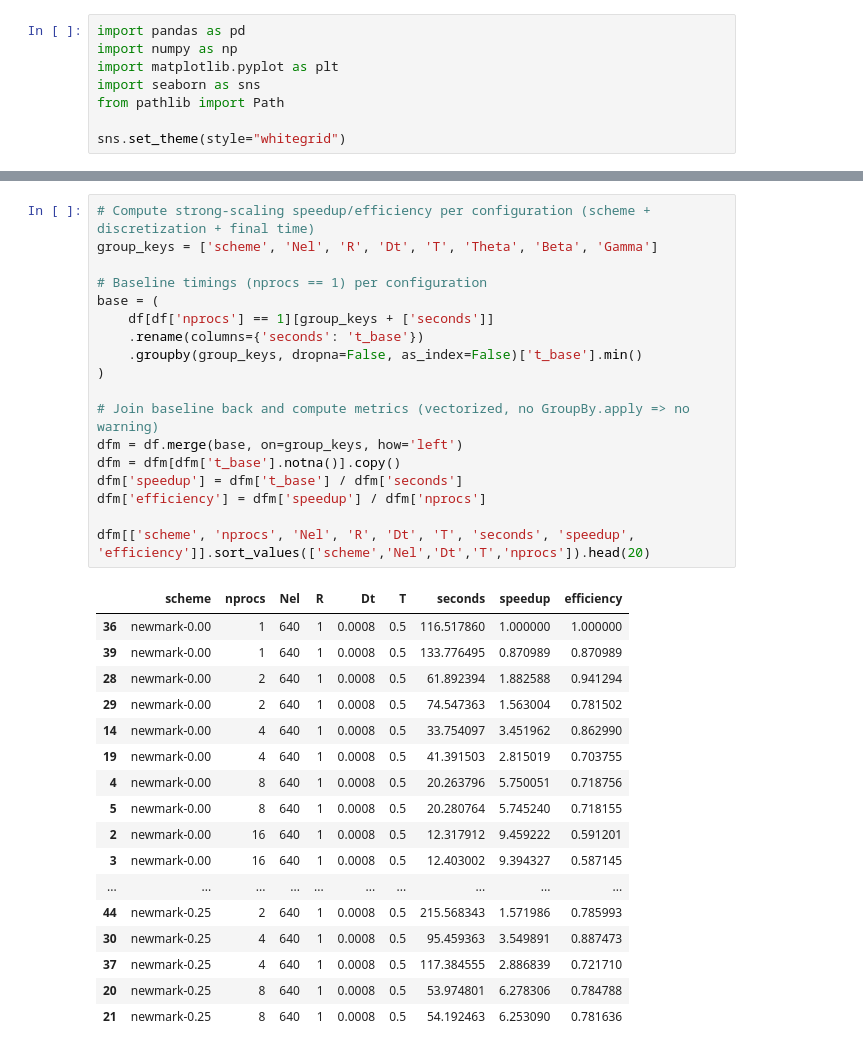
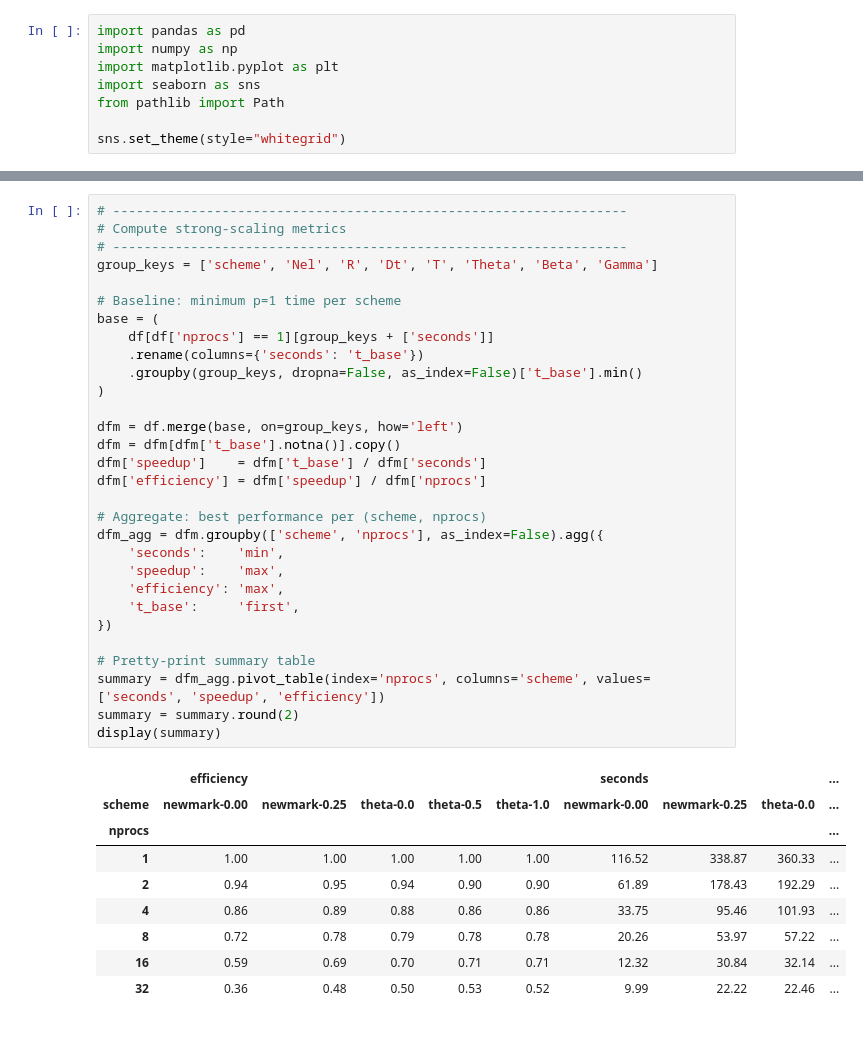
Before and after one commit to AlessandroGhiotto/nmpde-wave-equation, a Jupyter notebook: analysis/scalability-analisys.ipynb, the cells around one changed output, grey strips where cells are left out. Cells and saved outputs as stored; diff of their text form.

```diff
--- a/analysis/scalability-analisys.ipynb
+++ b/analysis/scalability-analisys.ipynb
@@ -49,36 +142,40 @@ df.head()
 # %%
-# Compute strong-scaling speedup/efficiency per configuration (scheme + discretization + final time)
+# ------------------------------------------------------------------
+# Compute strong-scaling metrics
+# ------------------------------------------------------------------
 group_keys = ['scheme', 'Nel', 'R', 'Dt', 'T', 'Theta', 'Beta', 'Gamma']
 
-# Baseline timings (nprocs == 1) per configuration
+# Baseline: minimum p=1 time per scheme
 base = (
     df[df['nprocs'] == 1][group_keys + ['seconds']]
     .rename(columns={'seconds': 't_base'})
     .groupby(group_keys, dropna=False, as_index=False)['t_base'].min()
 )
 
-# Join baseline back and compute metrics (vectorized, no GroupBy.apply => no warning)
 dfm = df.merge(base, on=group_keys, how='left')
 dfm = dfm[dfm['t_base'].notna()].copy()
-dfm['speedup'] = dfm['t_base'] / dfm['seconds']
+dfm['speedup']    = dfm['t_base'] / dfm['seconds']
 dfm['efficiency'] = dfm['speedup'] / dfm['nprocs']
 
-dfm[['scheme', 'nprocs', 'Nel', 'R', 'Dt', 'T', 'seconds', 'speedup', 'efficiency']].sort_values(['scheme','Nel','Dt','T','nprocs']).head(20)
+# Aggregate: best performance per (scheme, nprocs)
+dfm_agg = dfm.groupby(['scheme', 'nprocs'], as_index=False).agg({
+    'seconds':    'min',
+    'speedup':    'max',
+    'efficiency': 'max',
+    't_base':     'first',
+})
+
+# Pretty-print summary table
+summary = dfm_agg.pivot_table(index='nprocs', columns='scheme', values=['seconds', 'speedup', 'efficiency'])
+summary = summary.round(2)
+display(summary)
 # %% [output]
-|  | scheme | nprocs | Nel | R | Dt | T | seconds | speedup | efficiency |
-| 36 | newmark-0.00 | 1 | 640 | 1 | 0.0008 | 0.5 | 116.517860 | 1.000000 | 1.000000 |
-| 39 | newmark-0.00 | 1 | 640 | 1 | 0.0008 | 0.5 | 133.776495 | 0.870989 | 0.870989 |
-| 28 | newmark-0.00 | 2 | 640 | 1 | 0.0008 | 0.5 | 61.892394 | 1.882588 | 0.941294 |
-| 29 | newmark-0.00 | 2 | 640 | 1 | 0.0008 | 0.5 | 74.547363 | 1.563004 | 0.781502 |
-| 14 | newmark-0.00 | 4 | 640 | 1 | 0.0008 | 0.5 | 33.754097 | 3.451962 | 0.862990 |
-| 19 | newmark-0.00 | 4 | 640 | 1 | 0.0008 | 0.5 | 41.391503 | 2.815019 | 0.703755 |
-| 4 | newmark-0.00 | 8 | 640 | 1 | 0.0008 | 0.5 | 20.263796 | 5.750051 | 0.718756 |
-| 5 | newmark-0.00 | 8 | 640 | 1 | 0.0008 | 0.5 | 20.280764 | 5.745240 | 0.718155 |
-| 2 | newmark-0.00 | 16 | 640 | 1 | 0.0008 | 0.5 | 12.317912 | 9.459222 | 0.591201 |
-| 3 | newmark-0.00 | 16 | 640 | 1 | 0.0008 | 0.5 | 12.403002 | 9.394327 | 0.587145 |
-| ... | ... | ... | ... | ... | ... | ... | ... | ... | ... |
-| 44 | newmark-0.25 | 2 | 640 | 1 | 0.0008 | 0.5 | 215.568343 | 1.571986 | 0.785993 |
-| 30 | newmark-0.25 | 4 | 640 | 1 | 0.0008 | 0.5 | 95.459363 | 3.549891 | 0.887473 |
-| 37 | newmark-0.25 | 4 | 640 | 1 | 0.0008 | 0.5 | 117.384555 | 2.886839 | 0.721710 |
-| 20 | newmark-0.25 | 8 | 640 | 1 | 0.0008 | 0.5 | 53.974801 | 6.278306 | 0.784788 |
-| 21 | newmark-0.25 | 8 | 640 | 1 | 0.0008 | 0.5 | 54.192463 | 6.253090 | 0.781636 |
+|  | efficiency |  |  |  |  | seconds |  |  | ... |
+| scheme | newmark-0.00 | newmark-0.25 | theta-0.0 | theta-0.5 | theta-1.0 | newmark-0.00 | newmark-0.25 | theta-0.0 | ... |
+| nprocs |  |  |  |  |  |  |  |  | ... |
+| 1 | 1.00 | 1.00 | 1.00 | 1.00 | 1.00 | 116.52 | 338.87 | 360.33 | ... |
+| 2 | 0.94 | 0.95 | 0.94 | 0.90 | 0.90 | 61.89 | 178.43 | 192.29 | ... |
+| 4 | 0.86 | 0.89 | 0.88 | 0.86 | 0.86 | 33.75 | 95.46 | 101.93 | ... |
+| 8 | 0.72 | 0.78 | 0.79 | 0.78 | 0.78 | 20.26 | 53.97 | 57.22 | ... |
+| 16 | 0.59 | 0.69 | 0.70 | 0.71 | 0.71 | 12.32 | 30.84 | 32.14 | ... |
+| 32 | 0.36 | 0.48 | 0.50 | 0.53 | 0.52 | 9.99 | 22.22 | 22.46 | ... |
```
Also changed, not shown: parts of 10 cells of this notebook.
